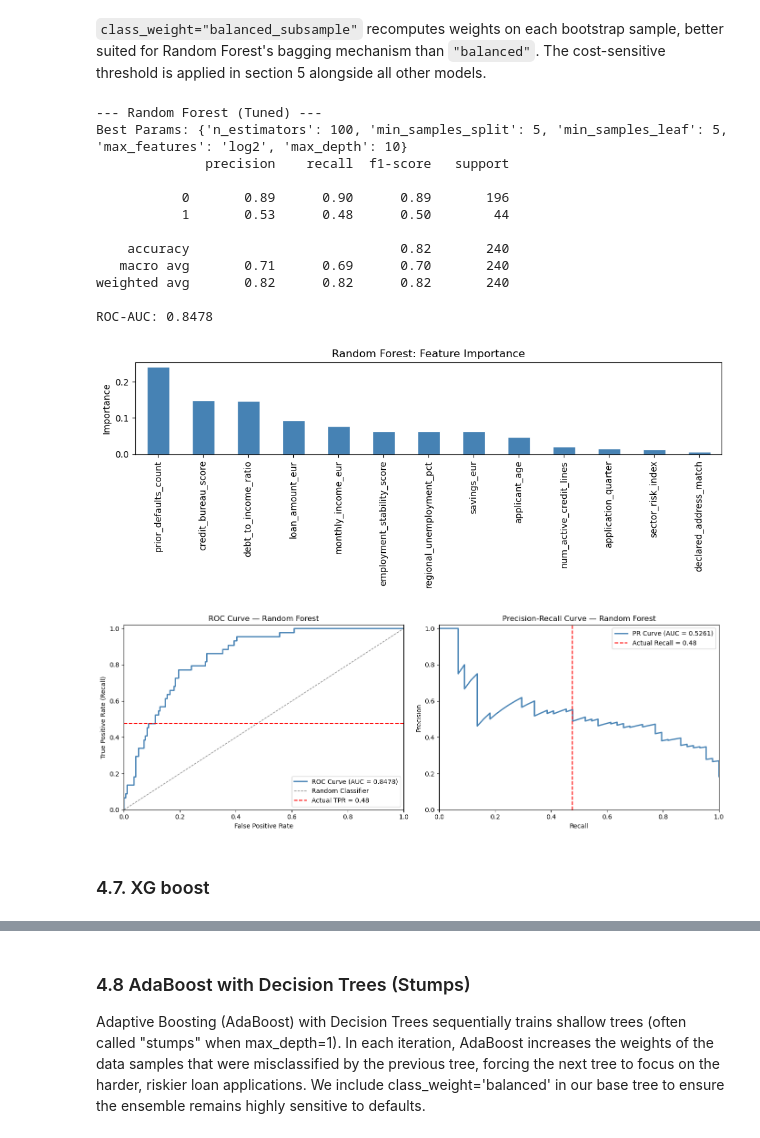
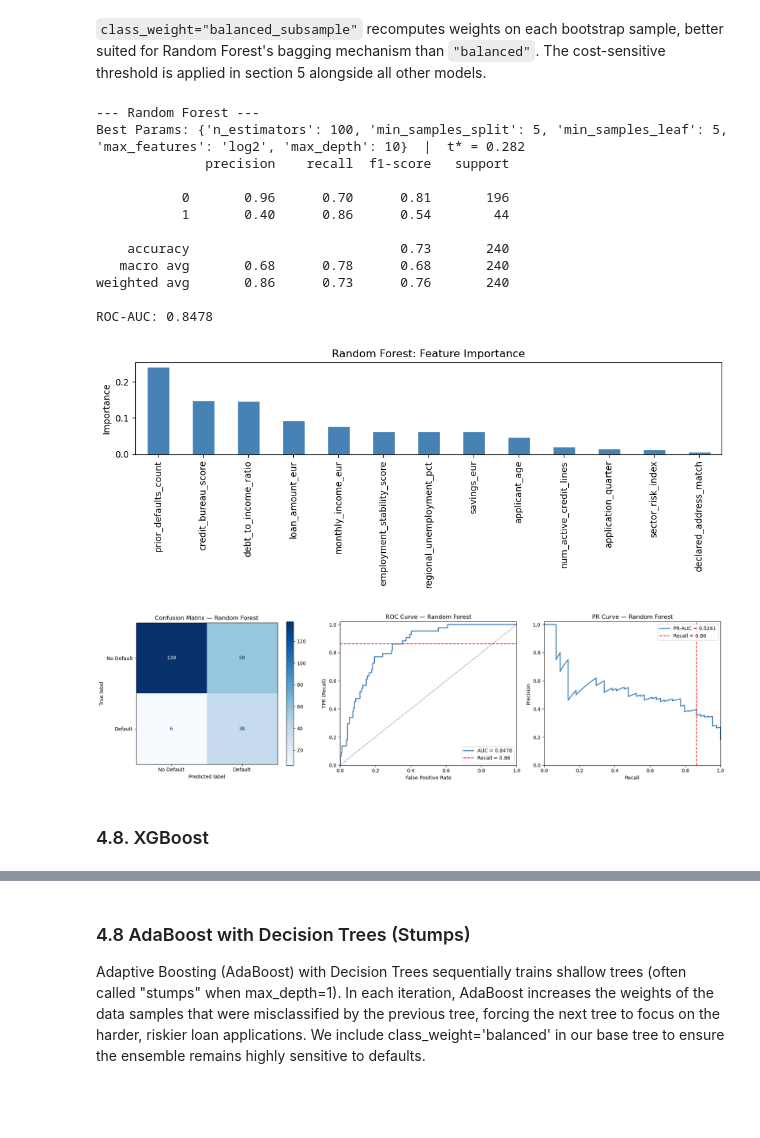
Before and after one commit to Than0316/ClearCredit, a Jupyter notebook: ML_final_project_B.ipynb, the cells around one changed output, grey strips where cells are left out. Saved outputs shown, nothing was run; the diff lists cells and outputs as text; code cells hidden in the pictures; blank space fills up the shorter version.

```diff
--- a/ML_final_project_B.ipynb
+++ b/ML_final_project_B.ipynb
@@ -558,95 +666,58 @@ ROC-AUC Score: 0.7957
 # %%
 from sklearn.ensemble import RandomForestClassifier
 from sklearn.model_selection import RandomizedSearchCV
-from sklearn.metrics import recall_score, roc_curve, auc, precision_recall_curve
 
-# 1. Use balanced_subsample — better than balanced for bagging models
+# 1. RandomizedSearchCV (20 combinations x 3 folds = 60 fits vs 540 for full grid)
 rf = RandomForestClassifier(class_weight='balanced_subsample', random_state=42)
-
-# 2. Parameter space — RandomizedSearchCV samples 20 combinations instead of
-#    exhausting all 108 (GridSearchCV × 5 folds = 540 fits → ~5 min)
-#    20 combinations × 3 folds = 60 fits → ~30 sec
 rf_param_dist = {
     'n_estimators': [100, 200, 300],
     'max_depth': [None, 10, 20],
     'min_samples_split': [2, 5],
     'min_samples_leaf': [1, 2, 5],
     'max_features': ['sqrt', 'log2']
 }
-
-# 3. Randomized search optimizing for Recall
 rf_search = RandomizedSearchCV(rf, rf_param_dist, n_iter=20, cv=3,
                                scoring='recall', n_jobs=-1, random_state=42)
 rf_search.fit(X_train_scaled, y_train)
 best_rf = rf_search.best_estimator_
 
-# 4. Predict and evaluate (default threshold — cost-optimal threshold applied in section 5)
-y_val_pred_rf = best_rf.predict(X_val_scaled)
+# 2. Probabilities + cost-optimal threshold
 y_val_prob_rf = best_rf.predict_proba(X_val_scaled)[:, 1]
+t_star_rf = apply_cost_threshold(y_val, y_val_prob_rf)
+y_val_pred_rf = (y_val_prob_rf >= t_star_rf).astype(int)
 
-print("--- Random Forest (Tuned) ---")
-print(f"Best Params: {rf_search.best_params_}")
+print("--- Random Forest ---")
+print(f"Best Params: {rf_search.best_params_}  |  t* = {t_star_rf:.3f}")
 print(classification_report(y_val, y_val_pred_rf))
 print(f"ROC-AUC: {roc_auc_score(y_val, y_val_prob_rf):.4f}")
 
-# 5. Feature importance
+# 3. Feature importance
 feat_importance = pd.Series(best_rf.feature_importances_, index=X.columns).sort_values(ascending=False)
 plt.figure(figsize=(10, 4))
 feat_importance.plot(kind='bar', color='steelblue', edgecolor='white')
 plt.title('Random Forest: Feature Importance')
 plt.ylabel('Importance')
 plt.tight_layout()
 plt.show()
 
-# 6. ROC Curve and PR Curve
-fpr_rf, tpr_rf, _ = roc_curve(y_val, y_val_prob_rf)
-roc_auc_rf = auc(fpr_rf, tpr_rf)
-precision_vals_rf, recall_vals_rf, _ = precision_recall_curve(y_val, y_val_prob_rf)
-pr_auc_rf = auc(recall_vals_rf, precision_vals_rf)
-actual_recall_rf = recall_score(y_val, y_val_pred_rf)
-
-fig, axes = plt.subplots(1, 2, figsize=(14, 5))
-
-axes[0].plot(fpr_rf, tpr_rf, color='steelblue', lw=2, label=f'ROC Curve (AUC = {roc_auc_rf:.4f})')
-axes[0].plot([0, 1], [0, 1], color='gray', linestyle='--', lw=1, label='Random Classifier')
-axes[0].axhline(y=actual_recall_rf, color='red', linestyle='--', lw=1.5,
-                label=f'Actual TPR = {actual_recall_rf:.2f}')
-axes[0].set_xlabel('False Positive Rate')
-axes[0].set_ylabel('True Positive Rate (Recall)')
-axes[0].set_title('ROC Curve — Random Forest')
-axes[0].legend(loc='lower right')
-axes[0].set_xlim([0, 1])
-axes[0].set_ylim([0, 1.02])
-
-axes[1].plot(recall_vals_rf, precision_vals_rf, color='steelblue', lw=2, label=f'PR Curve (AUC = {pr_auc_rf:.4f})')
-axes[1].axvline(x=actual_recall_rf, color='red', linestyle='--', lw=1.5,
-                label=f'Actual Recall = {actual_recall_rf:.2f}')
-axes[1].set_xlabel('Recall')
-axes[1].set_ylabel('Precision')
-axes[1].set_title('Precision-Recall Curve — Random Forest')
-axes[1].legend(loc='upper right')
-axes[1].set_xlim([0, 1])
-axes[1].set_ylim([0, 1.02])
-
-plt.tight_layout()
-plt.show()
+plot_model_evaluation("Random Forest", y_val, y_val_pred_rf, y_val_prob_rf)
 # %% [output]
---- Random Forest (Tuned) ---
-Best Params: {'n_estimators': 100, 'min_samples_split': 5, 'min_samples_leaf': 5, 'max_features': 'log2', 'max_depth': 10}
+--- Random Forest ---
+Best Params: {'n_estimators': 100, 'min_samples_split': 5, 'min_samples_leaf': 5, 'max_features': 'log2', 'max_depth': 10}  |  t* = 0.282
               precision    recall  f1-score   support
 
-           0       0.89      0.90      0.89       196
-           1       0.53      0.48      0.50        44
+           0       0.96      0.70      0.81       196
+           1       0.40      0.86      0.54        44
 
-    accuracy                           0.82       240
-   macro avg       0.71      0.69      0.70       240
-weighted avg       0.82      0.82      0.82       240
+    accuracy                           0.73       240
+   macro avg       0.68      0.78      0.68       240
+weighted avg       0.86      0.73      0.76       240
 
 ROC-AUC: 0.8478
 [figure]
-[figure, old version]
+[figure, new version]
 # %% [markdown]
-### 4.7. XG boost
+### 4.8. XGBoost
 # %%
 from xgboost import XGBClassifier
 
```
Also changed, not shown: parts of 21 cells of this notebook.
